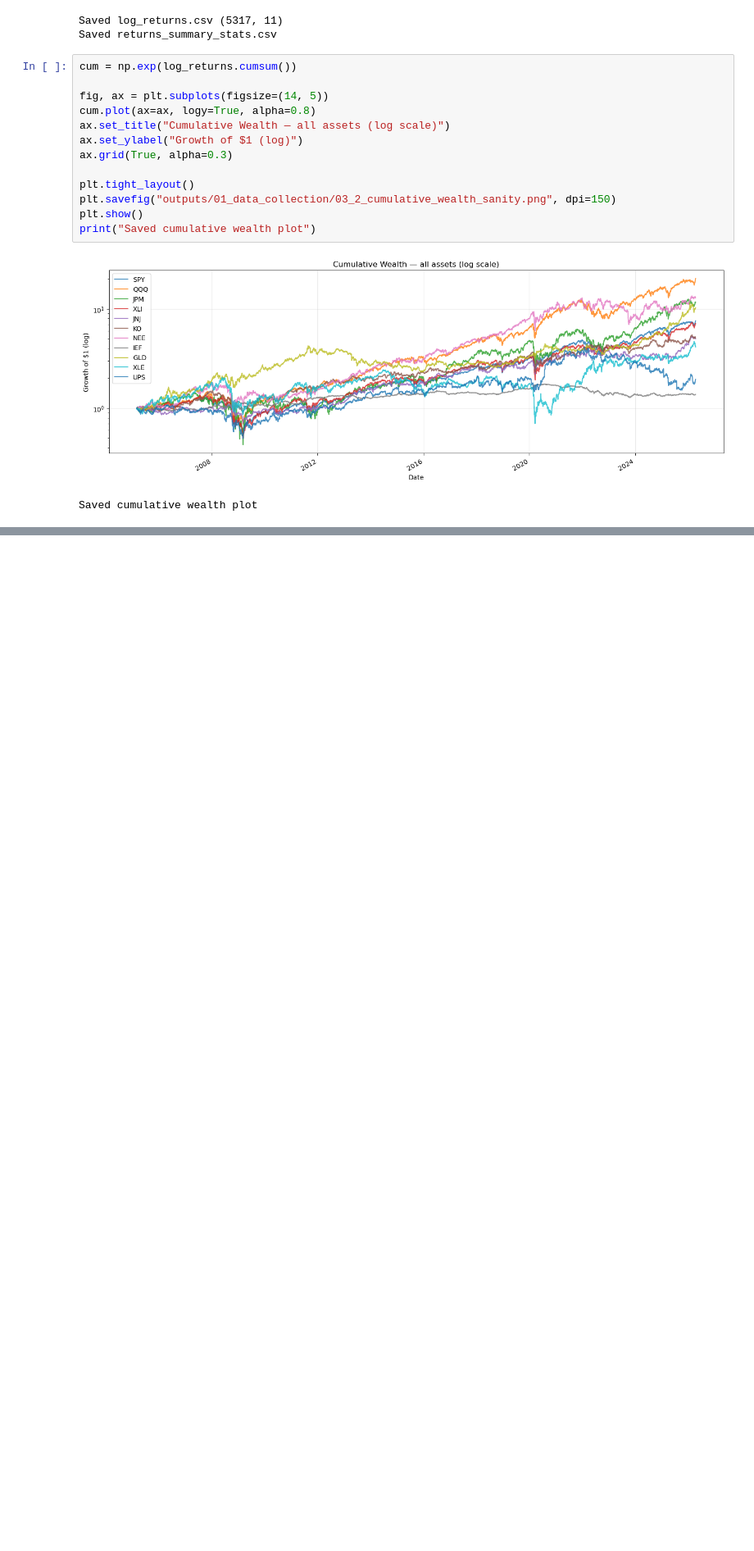
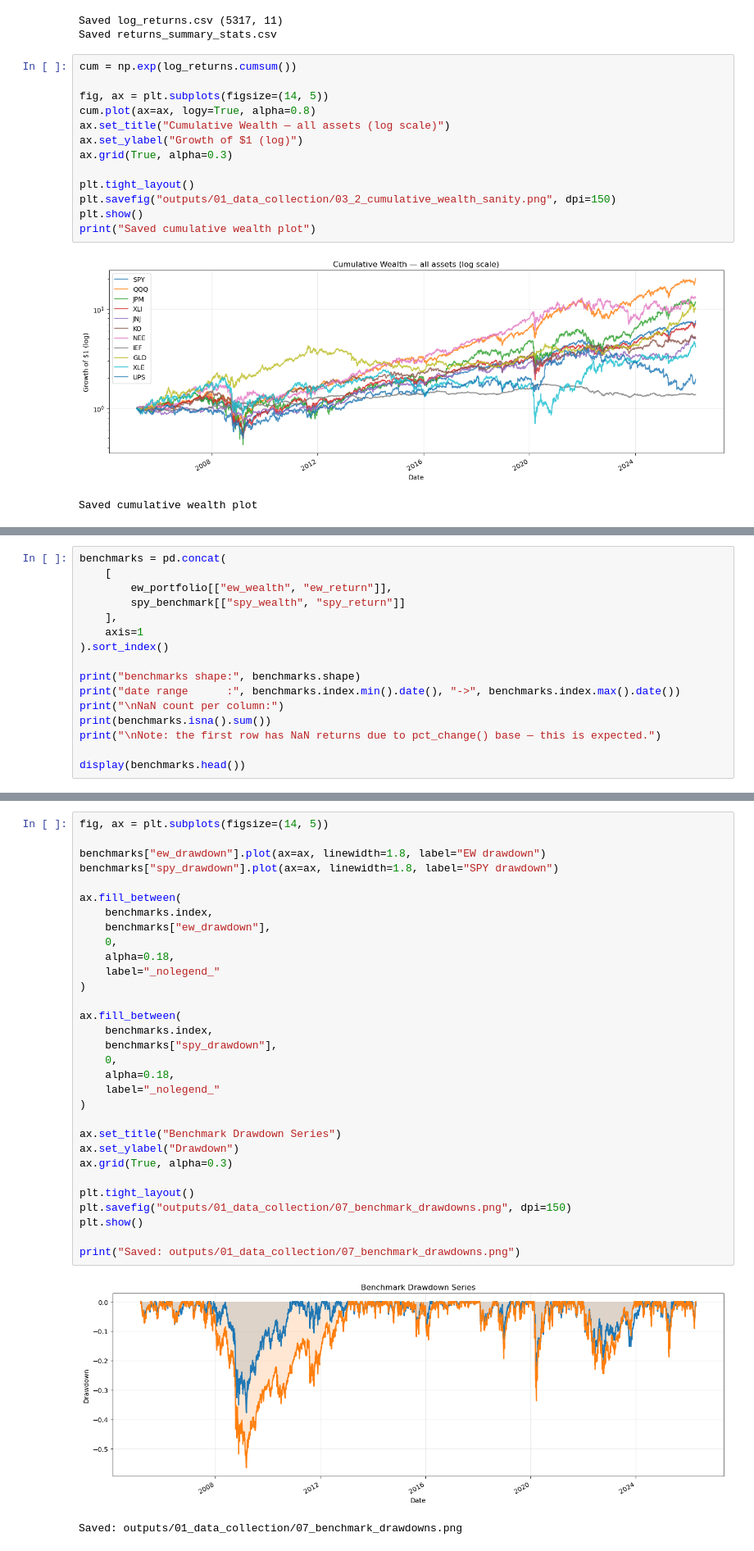
Before and after one commit to GeorgiosLoulakis/Adv-Business-Analytics, a Jupyter notebook: 01_data_collection_and_benchmarks.ipynb, the cells around one changed output, grey strips where cells are left out. Shown at 82% size. Cells and saved outputs as stored; diff of their text form; blank space fills up the shorter version.

```diff
--- a/01_data_collection_and_benchmarks.ipynb
+++ b/01_data_collection_and_benchmarks.ipynb
@@ -532,0 +598,16 @@ Saved cumulative wealth plot
+# %%
+benchmarks = pd.concat(
+    [
+        ew_portfolio[["ew_wealth", "ew_return"]],
+        spy_benchmark[["spy_wealth", "spy_return"]]
+    ],
+    axis=1
+).sort_index()
+
+print("benchmarks shape:", benchmarks.shape)
+print("date range      :", benchmarks.index.min().date(), "->", benchmarks.index.max().date())
+print("\nNaN count per column:")
+print(benchmarks.isna().sum())
+print("\nNote: the first row has NaN returns due to pct_change() base — this is expected.")
+
+display(benchmarks.head())
@@ -532,0 +739,34 @@ Saved cumulative wealth plot
+# %%
+fig, ax = plt.subplots(figsize=(14, 5))
+
+benchmarks["ew_drawdown"].plot(ax=ax, linewidth=1.8, label="EW drawdown")
+benchmarks["spy_drawdown"].plot(ax=ax, linewidth=1.8, label="SPY drawdown")
+
+ax.fill_between(
+    benchmarks.index,
+    benchmarks["ew_drawdown"],
+    0,
+    alpha=0.18,
+    label="_nolegend_"
+)
+
+ax.fill_between(
+    benchmarks.index,
+    benchmarks["spy_drawdown"],
+    0,
+    alpha=0.18,
+    label="_nolegend_"
+)
+
+ax.set_title("Benchmark Drawdown Series")
+ax.set_ylabel("Drawdown")
+ax.grid(True, alpha=0.3)
+
+plt.tight_layout()
+plt.savefig("outputs/01_data_collection/07_benchmark_drawdowns.png", dpi=150)
+plt.show()
+
+print("Saved: outputs/01_data_collection/07_benchmark_drawdowns.png")
+# %% [output]
+[figure, added]
+Saved: outputs/01_data_collection/07_benchmark_drawdowns.png
```
Also changed, not shown: parts of 10 cells of this notebook.
